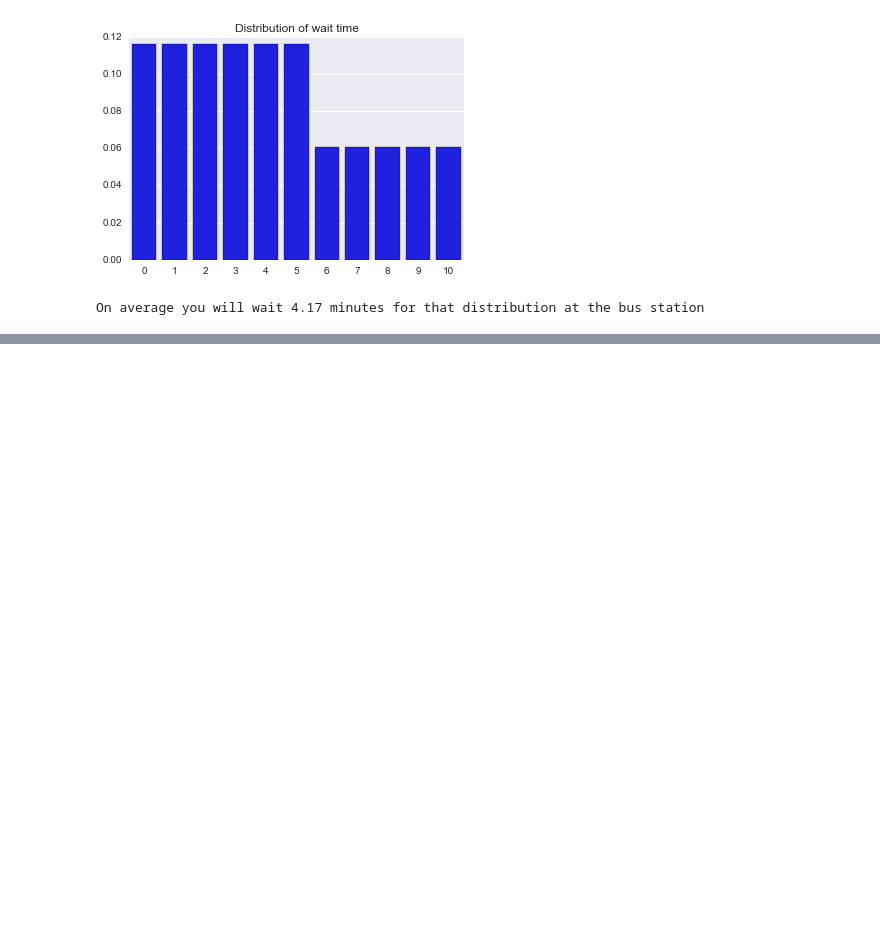
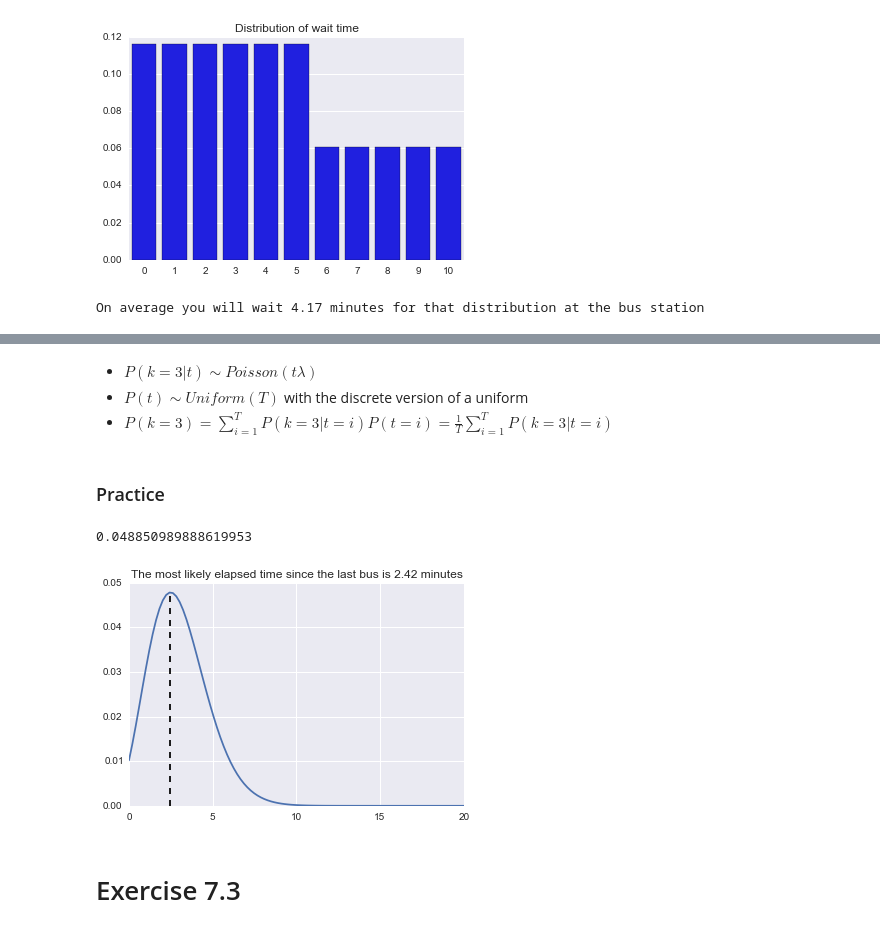
Before and after one commit to atremblay/ThinkBayes2, a Jupyter notebook: Chapter 7 - Exercices.ipynb, the cells around one changed output, grey strips where cells are left out. Saved outputs shown, nothing was run; the diff lists cells and outputs as text; code cells hidden in the pictures; blank space fills up the shorter version.

Commit message:
Add exercise 7.2 and 7.3

```diff
--- a/Chapter 7 - Exercices.ipynb
+++ b/Chapter 7 - Exercices.ipynb
@@ -65,0 +80,6 @@ On average you will wait 4.17 minutes for that distribution at the bus station
+# %% [markdown]
+- $P(k=3|t) \sim Poisson(t\lambda)$
+- $P(t) \sim Uniform(T)$ with the discrete version of a uniform
+- $P(k=3)=\sum_{i=1}^T{P(k=3|t=i)P(t=i)}=\frac{1}{T}\sum_{i=1}^T{P(k=3|t=i)}$
+# %% [markdown]
+### Practice
@@ -65,0 +88,26 @@ On average you will wait 4.17 minutes for that distribution at the bus station
+# %%
+class TimeSince(Suite):
+    def __init__(self, values, lam):
+        super(TimeSince, self).__init__(values)
+        self.lam = lam
+
+    def Likelihood(self, data, hypo):
+        t = hypo
+        k = data
+        like = EvalPoissonPmf(self.lam*t, k)
+        return like
+# %%
+xs = np.linspace(0,20,100) # use 100 time points just to get a smoother curve below
+ts = TimeSince(xs, 1) # suppose lambda = 1, i.e. passenger arrive at the rate of 1 per minute
+ts.Update(3)
+# %% [output]
+0.048850989888619953
+# %%
+y = np.array([ts.Prob(t) for t in xs])
+plt.plot(xs, y)
+plt.vlines(xs[np.argmax(y)], y.min(), y.max(), linestyles='--')
+_=plt.title("The most likely elapsed time since the last bus is {:.2f} minutes".format(xs[np.argmax(y)]))
+# %% [output]
+[figure, added]
+# %% [markdown]
+# Exercise 7.3
```
Also changed, not shown: parts of 24 cells of this notebook.
